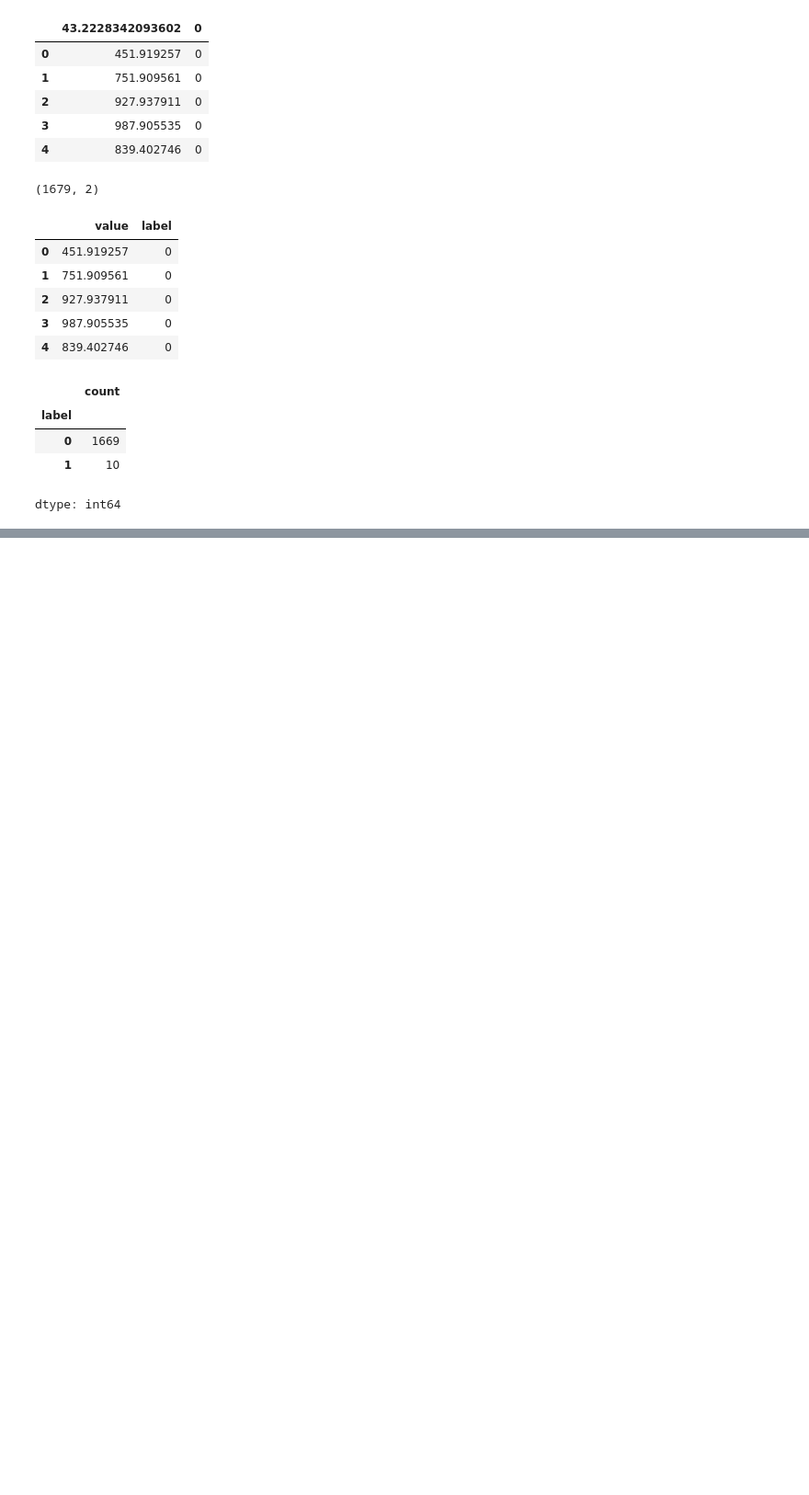
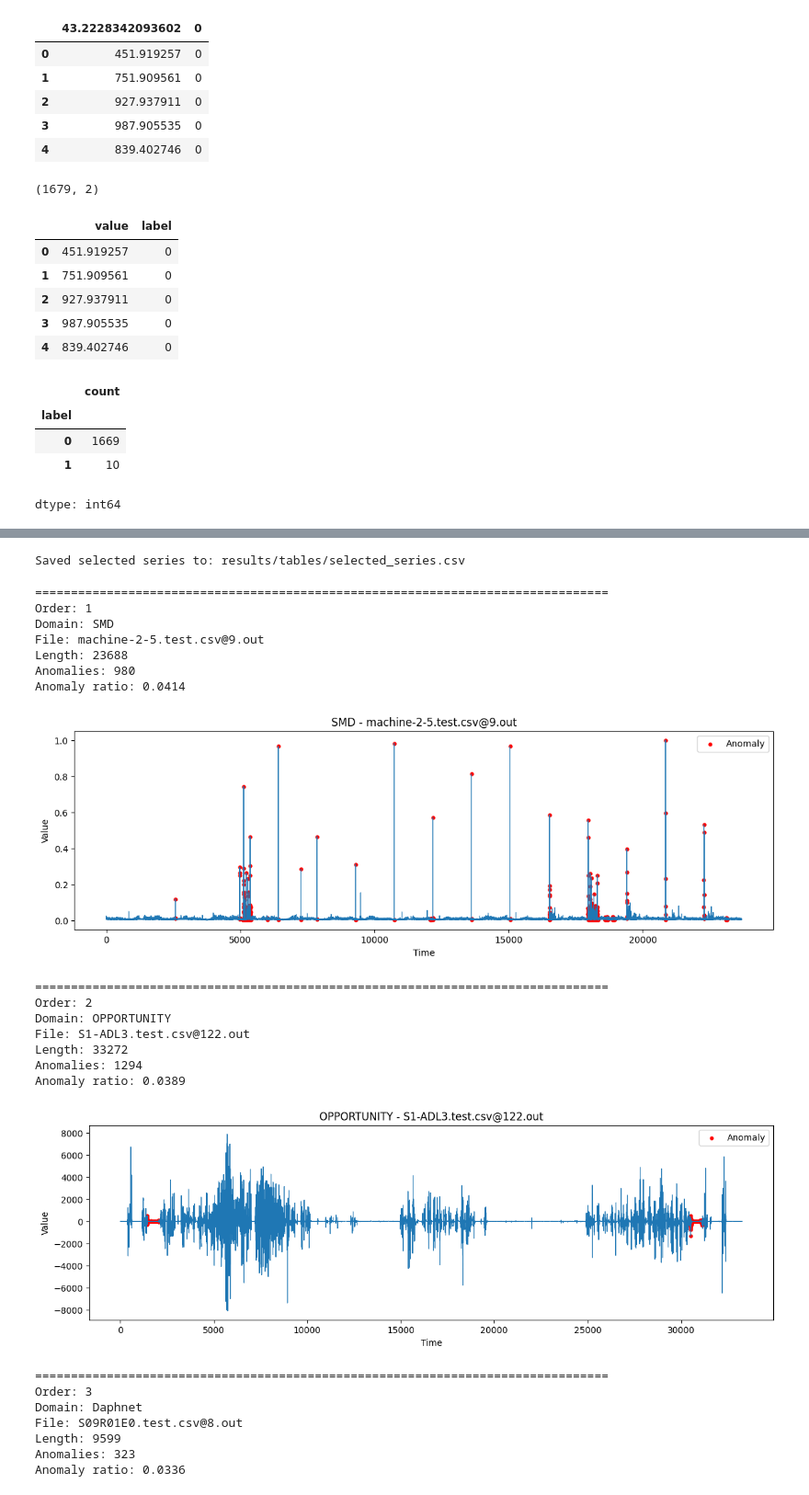
Before and after one commit to OrestisGeo/streamify-ts-anomaly-detection, a Jupyter notebook: notebooks/project2_main.ipynb, the cells around one changed output, grey strips where cells are left out. Shown at 92% size. Saved outputs shown, nothing was run; the diff lists cells and outputs as text; code cells hidden in the pictures; blank space fills up the shorter version.

Commit message:
Update notebook with selected time series

```diff
--- a/notebooks/project2_main.ipynb
+++ b/notebooks/project2_main.ipynb
@@ -356,0 +501,67 @@ Inventory rows: 2062
+# %%
+selected_series.to_csv(TABLES_DIR / "selected_series.csv", index=False)
+
+print("Saved selected series to:", TABLES_DIR / "selected_series.csv")
+# %% [output]
+Saved selected series to: results/tables/selected_series.csv
+# %%
+from pathlib import Path
+import matplotlib.pyplot as plt
+
+from src.data_loading import read_out_file
+
+RAW_DATA_DIR = Path("data/raw")
+
+for _, row in selected_series.iterrows():
+    path = RAW_DATA_DIR / row["relative_path"]
+    df = read_out_file(path)
+
+    print("=" * 80)
+    print("Order:", row["order"])
+    print("Domain:", row["domain"])
+    print("File:", row["file_name"])
+    print("Length:", len(df))
+    print("Anomalies:", int((df["label"] == 1).sum()))
+    print("Anomaly ratio:", round((df["label"] == 1).mean(), 4))
+
+    plt.figure(figsize=(14, 4))
+    plt.plot(df["value"].values, linewidth=0.8)
+
+    anomaly_idx = df.index[df["label"] == 1]
+    plt.scatter(
+    anomaly_idx,
+    df.loc[anomaly_idx, "value"],
+    s=12,
+    color="red",
+    label="Anomaly"
+    )
+
+    plt.title(f'{row["domain"]} - {row["file_name"]}')
+    plt.xlabel("Time")
+    plt.ylabel("Value")
+    plt.legend()
+    plt.show()
+# %% [output]
+================================================================================
+Order: 1
+Domain: SMD
+File: machine-2-5.test.csv@9.out
+Length: 23688
+Anomalies: 980
+Anomaly ratio: 0.0414
+[figure, added]
+================================================================================
+Order: 2
+Domain: OPPORTUNITY
+File: S1-ADL3.test.csv@122.out
+Length: 33272
+Anomalies: 1294
+Anomaly ratio: 0.0389
+[figure, added]
+================================================================================
+Order: 3
+Domain: Daphnet
+File: S09R01E0.test.csv@8.out
+Length: 9599
+Anomalies: 323
+Anomaly ratio: 0.0336
```
Also changed, not shown: parts of 5 cells of this notebook.
